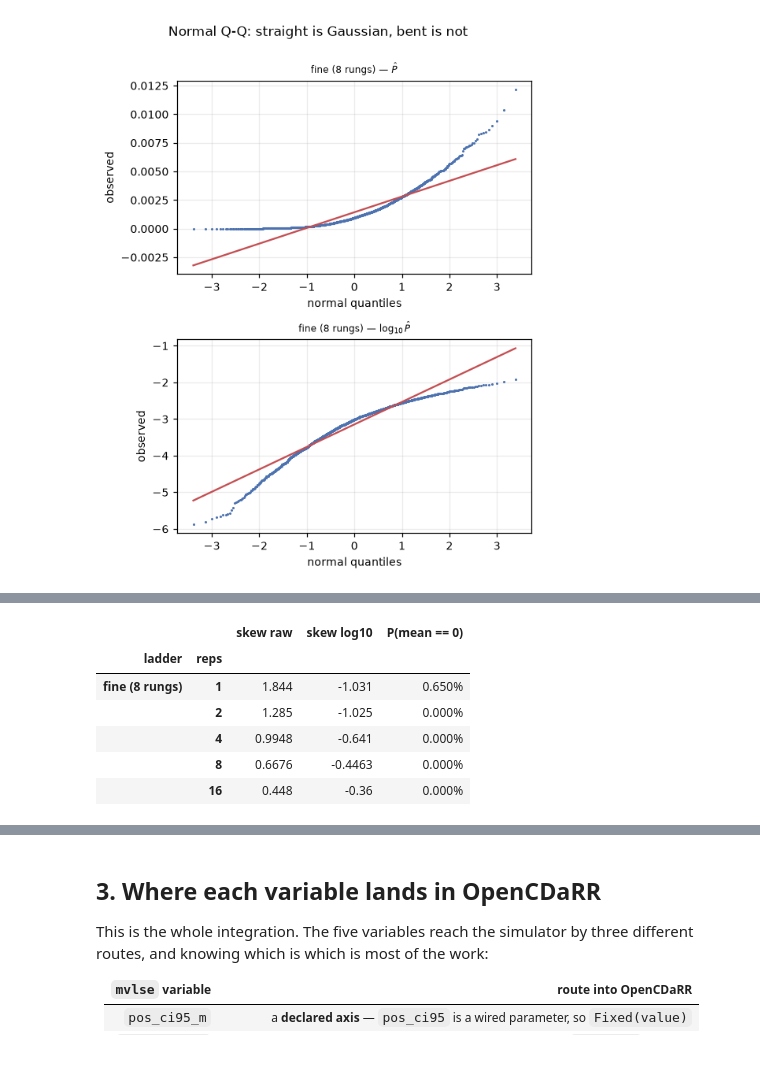
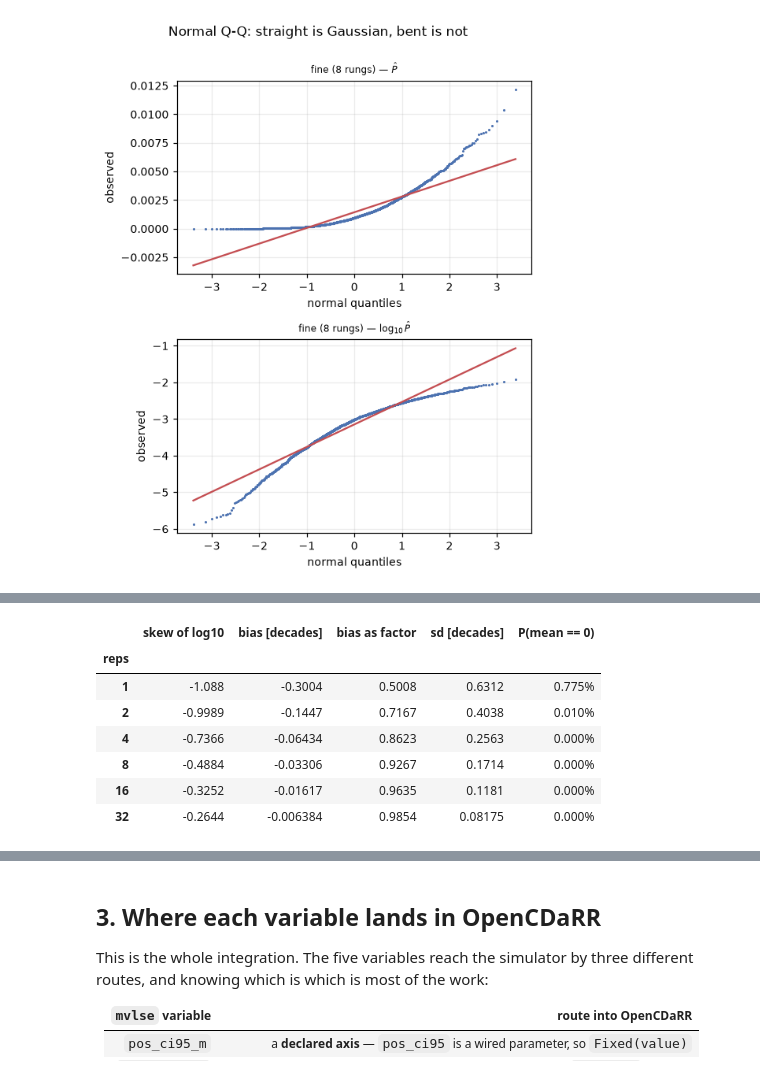
Before and after one commit to fazlurnu/MixedVarLSE, a Jupyter notebook: examples/opencdarr_blackbox.ipynb, the cells around one changed output, grey strips where cells are left out. Saved outputs shown, nothing was run; the diff lists cells and outputs as text; code cells hidden in the pictures.

```diff
--- a/examples/opencdarr_blackbox.ipynb
+++ b/examples/opencdarr_blackbox.ipynb
@@ -289,0 +379,9 @@ Resample from the 2000 draws to see how fast that happens.
+# %%
+probs_all = SAMPLES["fine (8 rungs)"]
+mean_hat = probs_all.mean()
+nzero = probs_all[probs_all > 0]
+print("the NLR asymmetry, measured on this case:")
+print(f"  mean P-hat = {mean_hat:.3e}")
+print(f"  min        = {nzero.min():.3e}   -> factor {mean_hat / nzero.min():7.0f} BELOW the mean")
+print(f"  max        = {nzero.max():.3e}   -> factor {nzero.max() / mean_hat:7.1f} ABOVE the mean")
+print("  NLR reported factor 250 below vs factor 4 above -- same shape of spread.")
@@ -290,24 +409,27 @@ Resample from the 2000 draws to see how fast that happens.
 # %%
 rng = np.random.default_rng(0)
-REPS_TO_TRY = (1, 2, 4, 8, 16)
+log_of_mean = np.log10(mean_hat)          # the unbiased quantity, logged
 
 rows = []
-for name, probs in SAMPLES.items():
-    for r in REPS_TO_TRY:
-        means = rng.choice(probs, size=(4000, r)).mean(axis=1)   # includes the zeros
-        positive = means[means > 0]
-        rows.append({
-            "ladder": name, "reps": r,
-            "skew raw": stats.skew(positive),
-            "skew log10": stats.skew(np.log10(positive)),
-            "P(mean == 0)": f"{(means == 0).mean():.3%}",
-        })
-pd.DataFrame(rows).set_index(["ladder", "reps"])
+for r in (1, 2, 4, 8, 16, 32):
+    means = rng.choice(probs_all, size=(20000, r)).mean(axis=1)
+    positive = means[means > 0]
+    lg = np.log10(positive)
+    rows.append({
+        "reps": r,
+        "skew of log10": stats.skew(lg),
+        "bias [decades]": lg.mean() - log_of_mean,
+        "bias as factor": 10 ** (lg.mean() - log_of_mean),
+        "sd [decades]": lg.std(),
+        "P(mean == 0)": f"{(means == 0).mean():.3%}",
+    })
+pd.DataFrame(rows).set_index("reps")
 # %% [output]
-|  |  | skew raw | skew log10 | P(mean == 0) |
-| ladder | reps |  |  |  |
-| fine (8 rungs) | 1 | 1.844 | -1.031 | 0.650% |
-|  | 2 | 1.285 | -1.025 | 0.000% |
-|  | 4 | 0.9948 | -0.641 | 0.000% |
-|  | 8 | 0.6676 | -0.4463 | 0.000% |
-|  | 16 | 0.448 | -0.36 | 0.000% |
+|  | skew of log10 | bias [decades] | bias as factor | sd [decades] | P(mean == 0) |
+| reps |  |  |  |  |  |
+| 1 | -1.088 | -0.3004 | 0.5008 | 0.6312 | 0.775% |
+| 2 | -0.9989 | -0.1447 | 0.7167 | 0.4038 | 0.010% |
+| 4 | -0.7366 | -0.06434 | 0.8623 | 0.2563 | 0.000% |
+| 8 | -0.4884 | -0.03306 | 0.9267 | 0.1714 | 0.000% |
+| 16 | -0.3252 | -0.01617 | 0.9635 | 0.1181 | 0.000% |
+| 32 | -0.2644 | -0.006384 | 0.9854 | 0.08175 | 0.000% |
```
Also changed, not shown: parts of 25 cells of this notebook, 11 other files.
